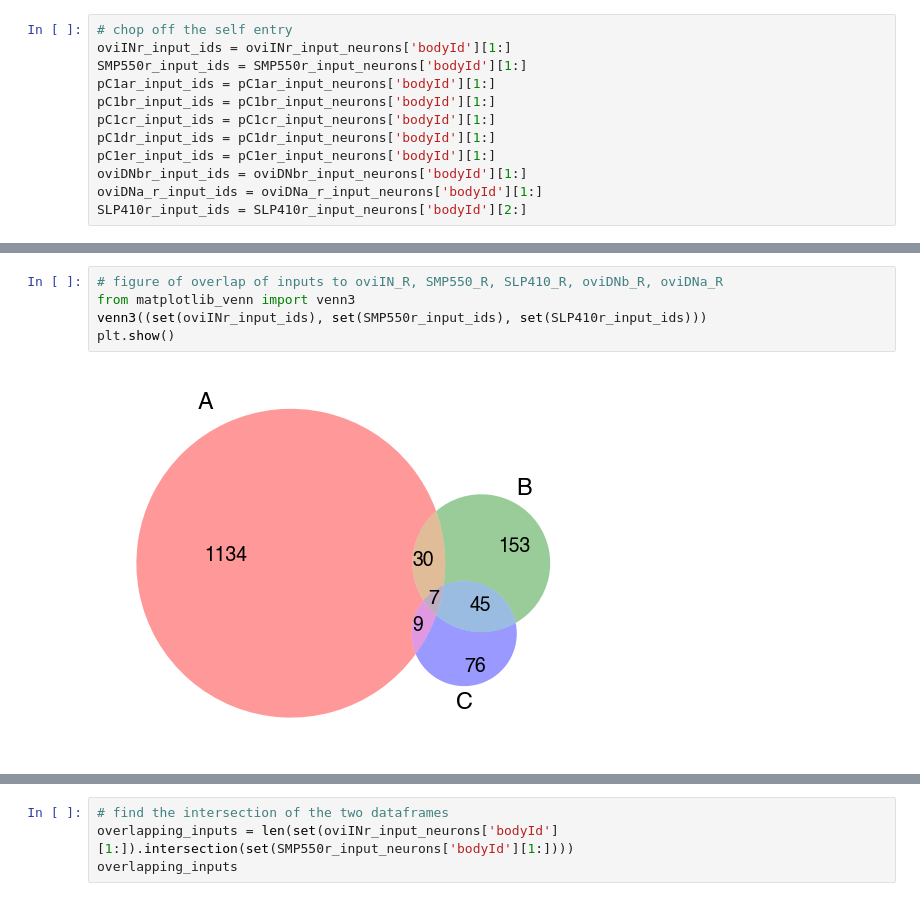
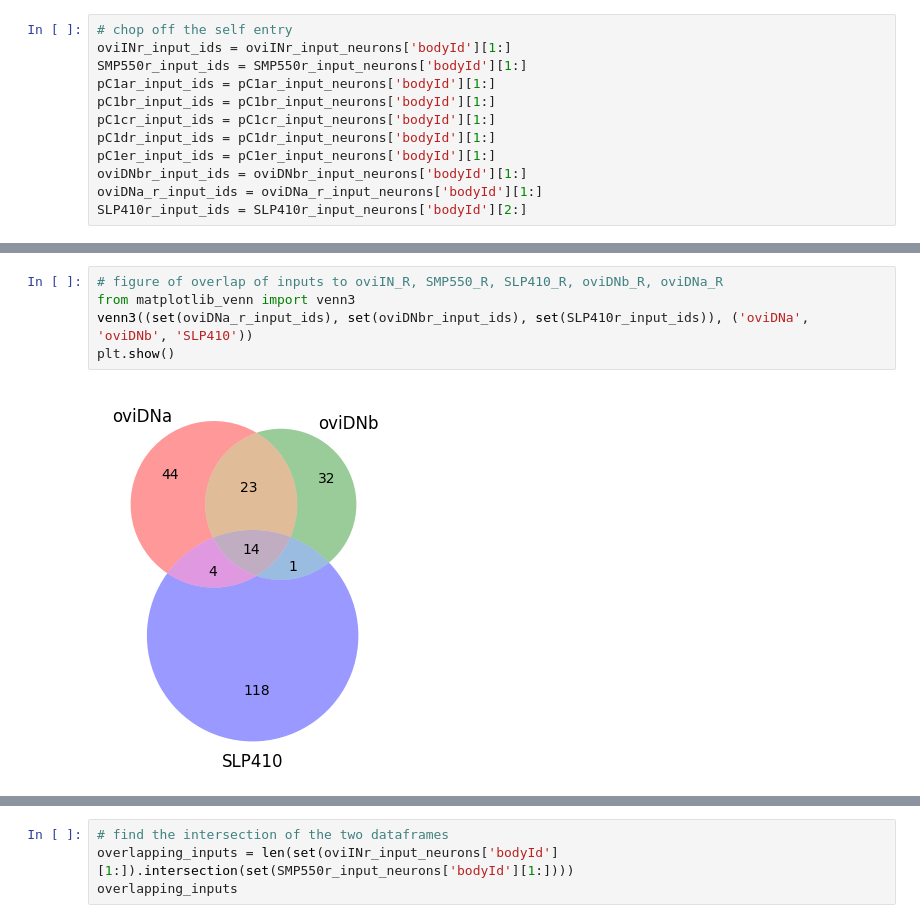
Before and after one commit to Gutierrez-lab/oviIN-inputs, a Jupyter notebook: oviposition_circuit.ipynb, the cells around one changed output, grey strips where cells are left out. Cells and saved outputs as stored; diff of their text form.

Commit message:
added overlap in inputs venn diagram

```diff
--- a/oviposition_circuit.ipynb
+++ b/oviposition_circuit.ipynb
@@ -921,7 +940,7 @@ SLP410r_input_ids = SLP410r_input_neurons['bodyId'][2:]
 # %%
 # figure of overlap of inputs to oviIN_R, SMP550_R, SLP410_R, oviDNb_R, oviDNa_R
 from matplotlib_venn import venn3
-venn3((set(oviINr_input_ids), set(SMP550r_input_ids), set(SLP410r_input_ids)))
+venn3((set(oviDNa_r_input_ids), set(oviDNbr_input_ids), set(SLP410r_input_ids)), ('oviDNa', 'oviDNb', 'SLP410'))
 plt.show()
 # %% [output]
-[figure, old version]
+[figure, new version]
```
Also changed, not shown: parts of 10 cells of this notebook, 1 other file.
